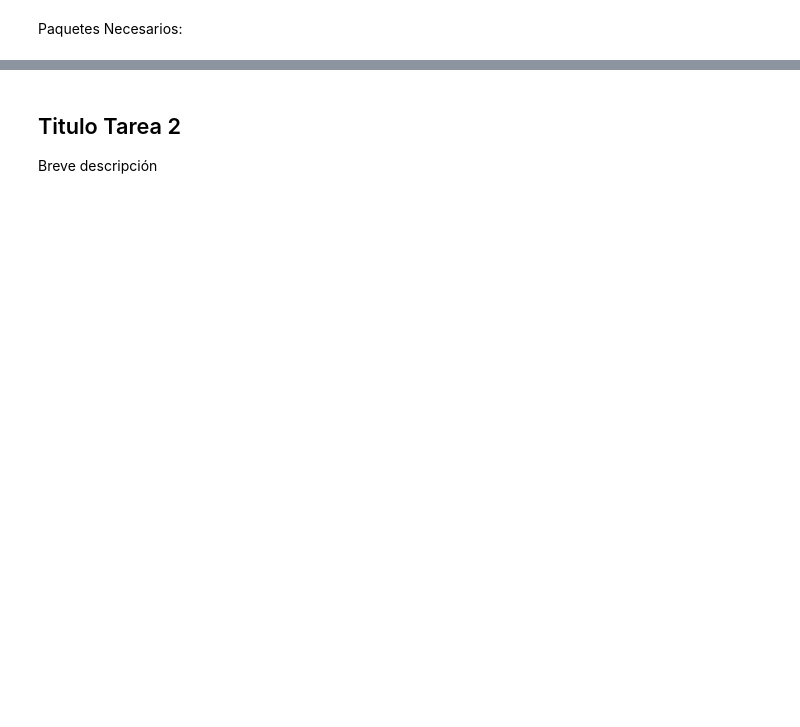
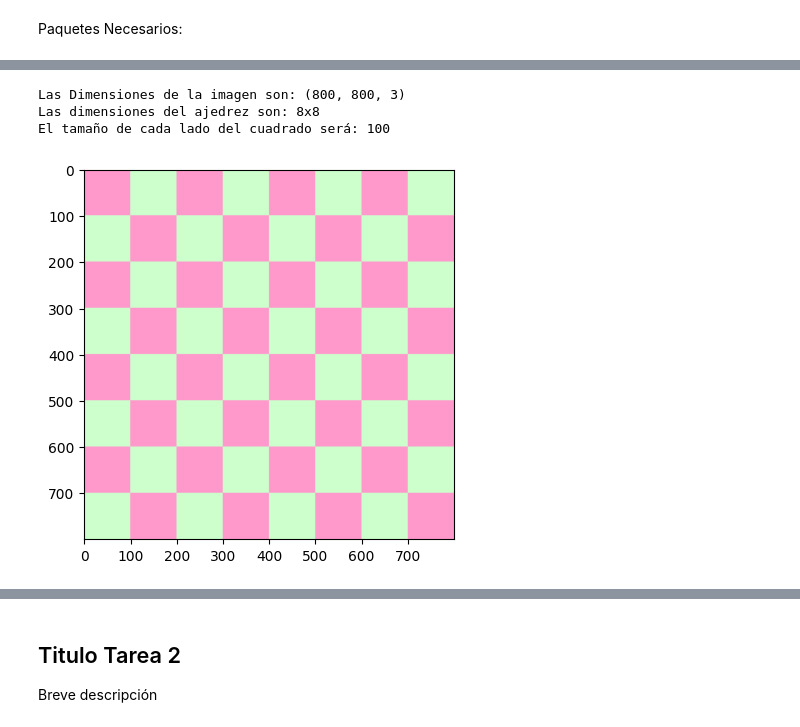
Before and after one commit to Javier-Castilla/VC-P1, a Jupyter notebook: Práctica1.ipynb, the cells around one changed output, grey strips where cells are left out. Cells and saved outputs as stored; diff of their text form; code cells hidden in the pictures; blank space fills up the shorter version.

```diff
--- a/Práctica1.ipynb
+++ b/Práctica1.ipynb
@@ -27,0 +77,55 @@ nombre más significativo a las variables, a las salidas del print f y a las sal
+# %%
+# Dimensiones
+height = 800
+width = 800
+
+color_img = np.zeros((height,width,3), dtype = np.uint8)
+
+
+# Tablero 8x8
+dimension=8
+square_size=(width//dimension)
+
+print(f"Las Dimensiones de la imagen son: {color_img.shape}")
+print(f"Las dimensiones del ajedrez son: {dimension}x{dimension}")
+print(f"El tamaño de cada lado del cuadrado será: {square_size}")
+#print(f"Las posiciones de los cuadrados serán: {positions}")
+
+# Colores:
+#White:
+color1=(255,153,204)
+#Black:
+color2=(204,255,204)
+
+square_color=color1
+offset = False
+
+for row in range(0, height, height//dimension):
+    current_offset = int(offset) * square_size
+
+    for column in range(0, width, width//dimension):
+
+        # if((row + column)%2==0):
+        if(((row // square_size) + (column // square_size)) & 1 == 0):
+            square_color=color1
+        else:
+            square_color=color2
+
+        cv2.rectangle(color_img,
+                      (row+current_offset,column),
+                      (row+current_offset+square_size,column+square_size),
+                      square_color,
+                      -1)
+        offset = not offset
+
+#Visualiza con matplotlib (sin especificar el mapa de color gris)
+plt.imshow(color_img)
+# Guardar imagen en el directorio
+plt.savefig("imgs/chess_8x8_colored.jpg")
+
+plt.show()
+# %% [output]
+Las Dimensiones de la imagen son: (800, 800, 3)
+Las dimensiones del ajedrez son: 8x8
+El tamaño de cada lado del cuadrado será: 100
+[figure, added]
```
Also changed, not shown: parts of 23 cells of this notebook, 9 other files.
